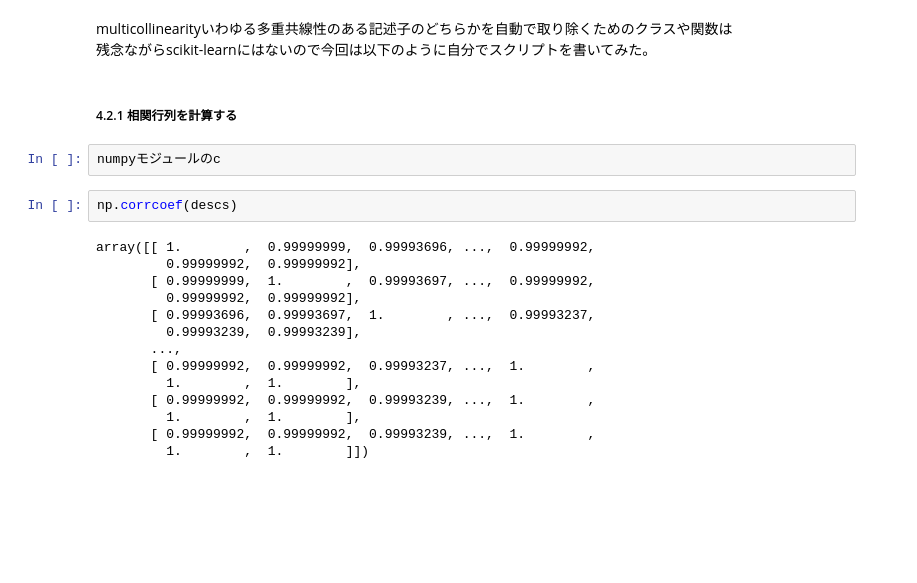
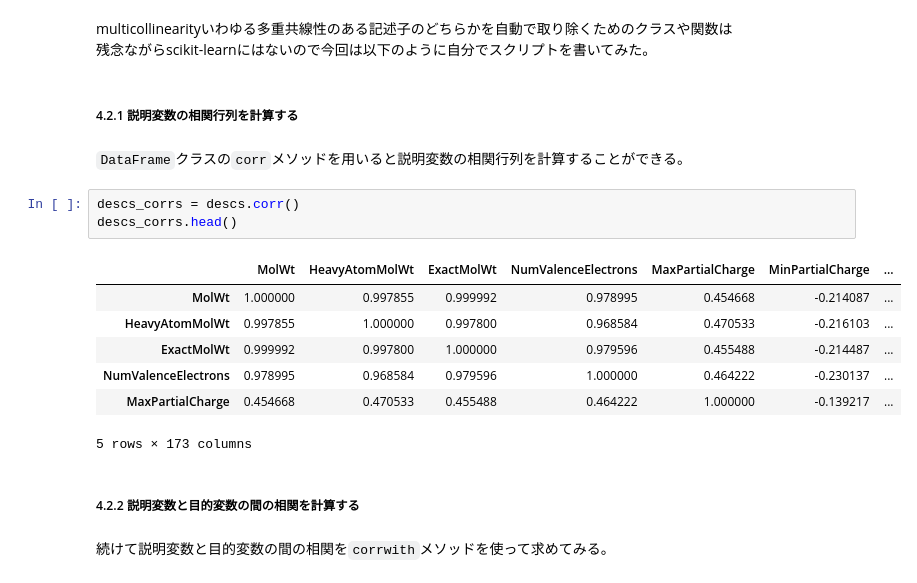
Before and after one commit to chemo-wakate/tutorial-7th, a Jupyter notebook: advanced/Statistics-analysis-example.ipynb, the cells around one changed output. Saved outputs shown, nothing was run; the diff lists cells and outputs as text; blank space fills up the shorter version.

```diff
--- a/advanced/Statistics-analysis-example.ipynb
+++ b/advanced/Statistics-analysis-example.ipynb
@@ -337,22 +354,21 @@ descs.head()
 multicollinearityいわゆる多重共線性のある記述子のどちらかを自動で取り除くためのクラスや関数は
 残念ながらscikit-learnにはないので今回は以下のように自分でスクリプトを書いてみた。
 # %% [markdown]
-##### 4.2.1 相関行列を計算する
+##### 4.2.1 説明変数の相関行列を計算する
-# %%
-numpyモジュールのc
-# %%
-np.corrcoef(descs)
-# %% [output]
-array([[ 1.        ,  0.99999999,  0.99993696, ...,  0.99999992,
-         0.99999992,  0.99999992],
-       [ 0.99999999,  1.        ,  0.99993697, ...,  0.99999992,
-         0.99999992,  0.99999992],
-       [ 0.99993696,  0.99993697,  1.        , ...,  0.99993237,
-         0.99993239,  0.99993239],
-       ...,
-       [ 0.99999992,  0.99999992,  0.99993237, ...,  1.        ,
-         1.        ,  1.        ],
-       [ 0.99999992,  0.99999992,  0.99993239, ...,  1.        ,
-         1.        ,  1.        ],
-       [ 0.99999992,  0.99999992,  0.99993239, ...,  1.        ,
-         1.        ,  1.        ]])
+# %% [markdown]
+`DataFrame`クラスの`corr`メソッドを用いると説明変数の相関行列を計算することができる。
+# %%
+descs_corrs = descs.corr()
+descs_corrs.head()
+# %% [output]
+|  | MolWt | HeavyAtomMolWt | ExactMolWt | NumValenceElectrons | MaxPartialCharge | MinPartialCharge | ... |
+| MolWt | 1.000000 | 0.997855 | 0.999992 | 0.978995 | 0.454668 | -0.214087 | ... |
+| HeavyAtomMolWt | 0.997855 | 1.000000 | 0.997800 | 0.968584 | 0.470533 | -0.216103 | ... |
+| ExactMolWt | 0.999992 | 0.997800 | 1.000000 | 0.979596 | 0.455488 | -0.214487 | ... |
+| NumValenceElectrons | 0.978995 | 0.968584 | 0.979596 | 1.000000 | 0.464222 | -0.230137 | ... |
+| MaxPartialCharge | 0.454668 | 0.470533 | 0.455488 | 0.464222 | 1.000000 | -0.139217 | ... |
+5 rows × 173 columns
+# %% [markdown]
+##### 4.2.2 説明変数と目的変数の間の相関を計算する
+# %% [markdown]
+続けて説明変数と目的変数の間の相関を`corrwith`メソッドを使って求めてみる。
```
Also changed, not shown: parts of 15 cells of this notebook.
